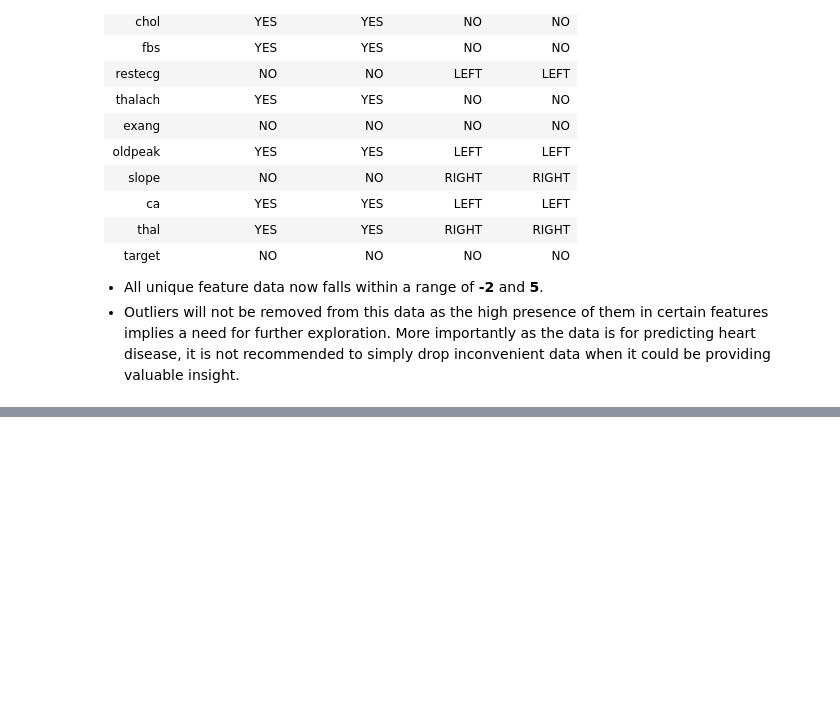
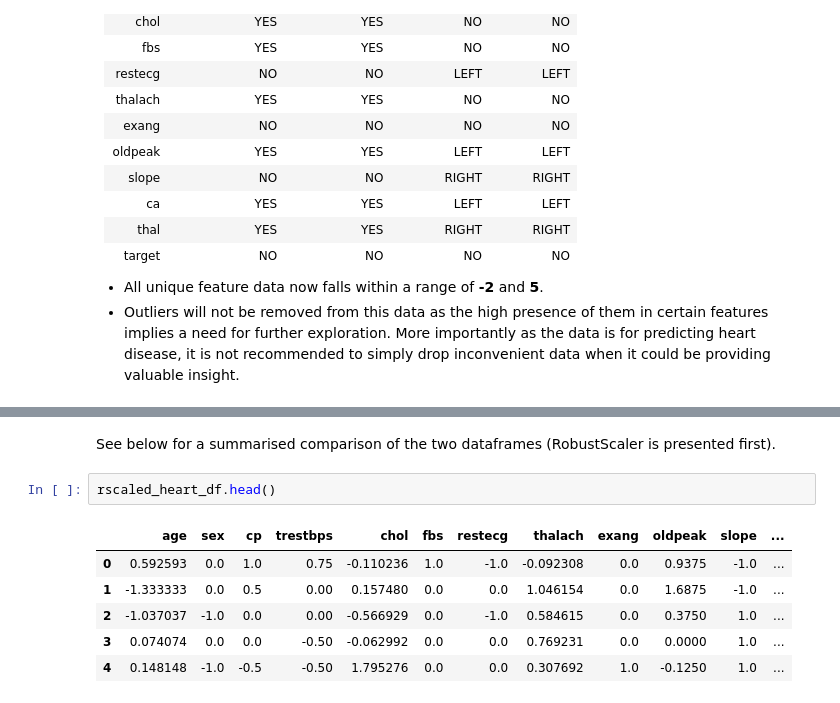
Before and after one commit to catstacks/TDADSAssignments, a Jupyter notebook: Neural_Networks.ipynb, the cells around one changed output, grey strips where cells are left out. Saved outputs shown, nothing was run; the diff lists cells and outputs as text; blank space fills up the shorter version.

```diff
--- a/Neural_Networks.ipynb
+++ b/Neural_Networks.ipynb
@@ -336,0 +351,11 @@ The table below demonstrates that the existence of outliers and skews for each f
+# %% [markdown]
+See below for a summarised comparison of the two dataframes (RobustScaler is presented first).
+# %%
+rscaled_heart_df.head()
+# %% [output]
+|  | age | sex | cp | trestbps | chol | fbs | restecg | thalach | exang | oldpeak | slope | ... |
+| 0 | 0.592593 | 0.0 | 1.0 | 0.75 | -0.110236 | 1.0 | -1.0 | -0.092308 | 0.0 | 0.9375 | -1.0 | ... |
+| 1 | -1.333333 | 0.0 | 0.5 | 0.00 | 0.157480 | 0.0 | 0.0 | 1.046154 | 0.0 | 1.6875 | -1.0 | ... |
+| 2 | -1.037037 | -1.0 | 0.0 | 0.00 | -0.566929 | 0.0 | -1.0 | 0.584615 | 0.0 | 0.3750 | 1.0 | ... |
+| 3 | 0.074074 | 0.0 | 0.0 | -0.50 | -0.062992 | 0.0 | 0.0 | 0.769231 | 0.0 | 0.0000 | 1.0 | ... |
+| 4 | 0.148148 | -1.0 | -0.5 | -0.50 | 1.795276 | 0.0 | 0.0 | 0.307692 | 1.0 | -0.1250 | 1.0 | ... |
```
Also changed, not shown: parts of 7 cells of this notebook.
